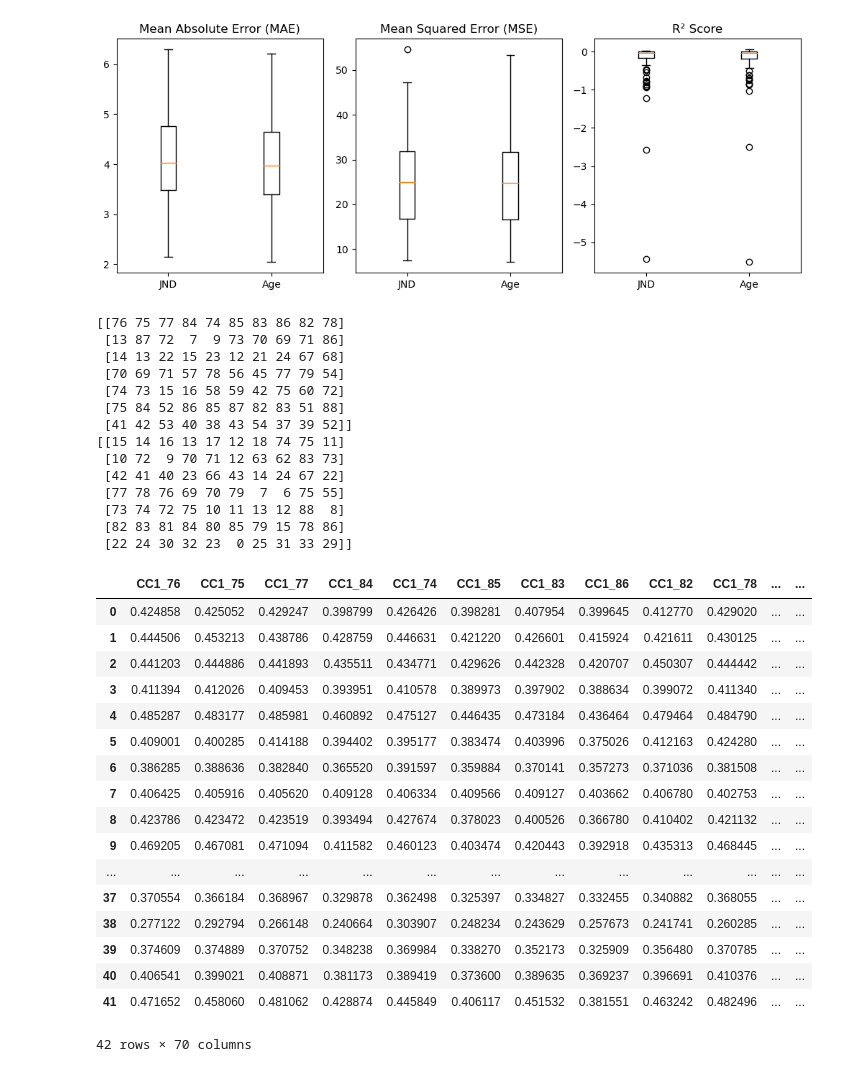
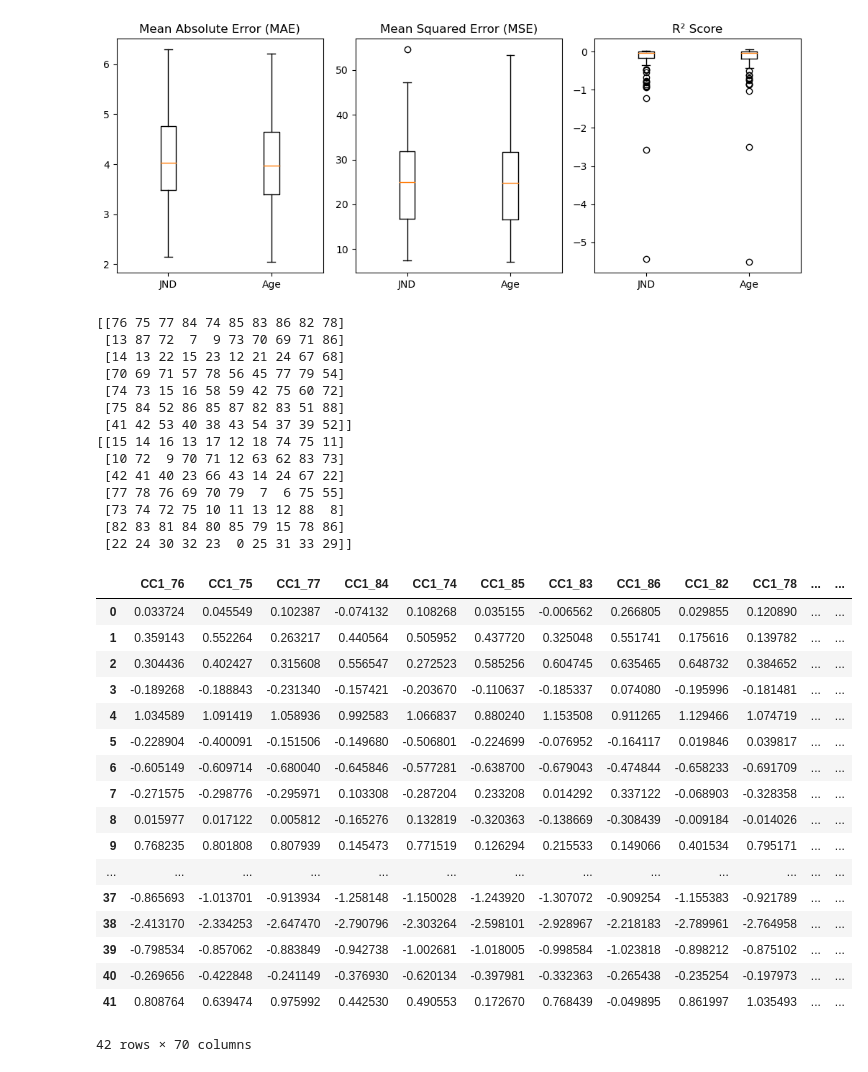
Before and after one commit to nicolascatz/CRPN_DTI_AGING_DPAKNC, a Jupyter notebook: scripts/DTI_Aging_AllPatterns_New_260313.ipynb, the cells around one changed output. Cells and saved outputs as stored; diff of their text form; code cells hidden in the pictures.

```diff
--- a/scripts/DTI_Aging_AllPatterns_New_260313.ipynb
+++ b/scripts/DTI_Aging_AllPatterns_New_260313.ipynb
@@ -147,11 +147,18 @@ age=age_all[:42]
 jnd=jnd_all[:42]
 DTI=DTI_all[:42,:,:]
 
+
+scaler=RobustScaler()
+DTI_scaled=np.zeros_like(DTI)
+for cc in range(7):
+    d=scaler.fit_transform(DTI[:,:,cc])
+    DTI_scaled[:,:,cc] = d
+
 # scaler = RobustScaler()
 # DTI_all_scaled = scaler.fit_transform(DTI.reshape(-1, DTI.shape[-1])).reshape(DTI.shape)
 
 # DTI=DTI_all_scaled
-DTI.shape
+DTI_scaled.shape
 # %% [output]
 (42, 98, 7)
 # %% [markdown]
@@ -317,8 +324,8 @@ r_reg_best_features_age_cc_allCC = np.zeros((7,10), dtype=int)
 r_reg_age_allcc = np.zeros((7,98))
 for cc in range(1,8):
 
-    r_reg_jnd = r_regression(DTI[:,:,cc-1], jnd)
-    r_reg_age = r_regression(DTI[:,:,cc-1], age)
+    r_reg_jnd = r_regression(DTI_scaled[:,:,cc-1], jnd)
+    r_reg_age = r_regression(DTI_scaled[:,:,cc-1], age)
 
     r_reg_age_allcc[cc-1,:] = r_reg_age
 
@@ -343,8 +350,8 @@ for cc in range(1,8):
     featn_jnd=r_reg_best_features_jnd_cc[0]  # on prend la feature la plus significative pour JND
     featn_age=r_reg_best_features_age_cc[0]  # on prend la feature la plus significative pour Age
 
-    axs[cc-1,1].scatter(jnd, DTI[:,featn_jnd,cc-1], color='blue', label='Données', alpha=0.5, s=20)
-    axs[cc-1,2].scatter(age, DTI[:,featn_age,cc-1], color='red', label='Données', alpha=0.5, s=20)
+    axs[cc-1,1].scatter(jnd, DTI_scaled[:,featn_jnd,cc-1], color='blue', label='Données', alpha=0.5, s=20)
+    axs[cc-1,2].scatter(age, DTI_scaled[:,featn_age,cc-1], color='red', label='Données', alpha=0.5, s=20)
     axs[cc-1,1].set_xlabel('JND_P')
     axs[cc-1,1].set_ylabel(f'CC {cc} DTI')
     axs[cc-1,2].set_xlabel('Age')
@@ -467,52 +527,52 @@ P-value from independent t-test: 0.5508
 DTI_JND=pd.DataFrame([])
 DTI_AGE=pd.DataFrame([])
 for cc in range(1,8):
-    DTI_JND_tmp=pd.DataFrame(DTI[:,r_reg_best_features_jnd_cc_allCC[cc-1],cc-1])
+    DTI_JND_tmp=pd.DataFrame(DTI_scaled[:,r_reg_best_features_jnd_cc_allCC[cc-1],cc-1])
     DTI_JND_tmp.columns = [f'CC{cc}_{idx}' for idx in r_reg_best_features_jnd_cc_allCC[cc-1]]
     DTI_JND=pd.concat([DTI_JND, DTI_JND_tmp], axis=1)
 
-    DTI_AGE_tmp=pd.DataFrame(DTI[:,r_reg_best_features_age_cc_allCC[cc-1],cc-1])
+    DTI_AGE_tmp=pd.DataFrame(DTI_scaled[:,r_reg_best_features_age_cc_allCC[cc-1],cc-1])
     DTI_AGE_tmp.columns = [f'CC{cc}_{idx}' for idx in r_reg_best_features_age_cc_allCC[cc-1]]
     DTI_AGE=pd.concat([DTI_AGE, DTI_AGE_tmp], axis=1)
 
 print(r_reg_best_features_jnd_cc_allCC)
 print(r_reg_best_features_age_cc_allCC)
 
 
 DTI_JND.describe()
 DTI_JND
 # %% [output]
 [[76 75 77 84 74 85 83 86 82 78]
  [13 87 72  7  9 73 70 69 71 86]
  [14 13 22 15 23 12 21 24 67 68]
  [70 69 71 57 78 56 45 77 79 54]
  [74 73 15 16 58 59 42 75 60 72]
  [75 84 52 86 85 87 82 83 51 88]
  [41 42 53 40 38 43 54 37 39 52]]
 [[15 14 16 13 17 12 18 74 75 11]
  [10 72  9 70 71 12 63 62 83 73]
  [42 41 40 23 66 43 14 24 67 22]
  [77 78 76 69 70 79  7  6 75 55]
  [73 74 72 75 10 11 13 12 88  8]
  [82 83 81 84 80 85 79 15 78 86]
  [22 24 30 32 23  0 25 31 33 29]]
 |  | CC1_76 | CC1_75 | CC1_77 | CC1_84 | CC1_74 | CC1_85 | CC1_83 | CC1_86 | CC1_82 | CC1_78 | ... | ... |
-| 0 | 0.424858 | 0.425052 | 0.429247 | 0.398799 | 0.426426 | 0.398281 | 0.407954 | 0.399645 | 0.412770 | 0.429020 | ... | ... |
-| 1 | 0.444506 | 0.453213 | 0.438786 | 0.428759 | 0.446631 | 0.421220 | 0.426601 | 0.415924 | 0.421611 | 0.430125 | ... | ... |
-| 2 | 0.441203 | 0.444886 | 0.441893 | 0.435511 | 0.434771 | 0.429626 | 0.442328 | 0.420707 | 0.450307 | 0.444442 | ... | ... |
-| 3 | 0.411394 | 0.412026 | 0.409453 | 0.393951 | 0.410578 | 0.389973 | 0.397902 | 0.388634 | 0.399072 | 0.411340 | ... | ... |
-| 4 | 0.485287 | 0.483177 | 0.485981 | 0.460892 | 0.475127 | 0.446435 | 0.473184 | 0.436464 | 0.479464 | 0.484790 | ... | ... |
-| 5 | 0.409001 | 0.400285 | 0.414188 | 0.394402 | 0.395177 | 0.383474 | 0.403996 | 0.375026 | 0.412163 | 0.424280 | ... | ... |
-| 6 | 0.386285 | 0.388636 | 0.382840 | 0.365520 | 0.391597 | 0.359884 | 0.370141 | 0.357273 | 0.371036 | 0.381508 | ... | ... |
-| 7 | 0.406425 | 0.405916 | 0.405620 | 0.409128 | 0.406334 | 0.409566 | 0.409127 | 0.403662 | 0.406780 | 0.402753 | ... | ... |
-| 8 | 0.423786 | 0.423472 | 0.423519 | 0.393494 | 0.427674 | 0.378023 | 0.400526 | 0.366780 | 0.410402 | 0.421132 | ... | ... |
-| 9 | 0.469205 | 0.467081 | 0.471094 | 0.411582 | 0.460123 | 0.403474 | 0.420443 | 0.392918 | 0.435313 | 0.468445 | ... | ... |
+| 0 | 0.033724 | 0.045549 | 0.102387 | -0.074132 | 0.108268 | 0.035155 | -0.006562 | 0.266805 | 0.029855 | 0.120890 | ... | ... |
+| 1 | 0.359143 | 0.552264 | 0.263217 | 0.440564 | 0.505952 | 0.437720 | 0.325048 | 0.551741 | 0.175616 | 0.139782 | ... | ... |
+| 2 | 0.304436 | 0.402427 | 0.315608 | 0.556547 | 0.272523 | 0.585256 | 0.604745 | 0.635465 | 0.648732 | 0.384652 | ... | ... |
+| 3 | -0.189268 | -0.188843 | -0.231340 | -0.157421 | -0.203670 | -0.110637 | -0.185337 | 0.074080 | -0.195996 | -0.181481 | ... | ... |
+| 4 | 1.034589 | 1.091419 | 1.058936 | 0.992583 | 1.066837 | 0.880240 | 1.153508 | 0.911265 | 1.129466 | 1.074719 | ... | ... |
+| 5 | -0.228904 | -0.400091 | -0.151506 | -0.149680 | -0.506801 | -0.224699 | -0.076952 | -0.164117 | 0.019846 | 0.039817 | ... | ... |
+| 6 | -0.605149 | -0.609714 | -0.680040 | -0.645846 | -0.577281 | -0.638700 | -0.679043 | -0.474844 | -0.658233 | -0.691709 | ... | ... |
+| 7 | -0.271575 | -0.298776 | -0.295971 | 0.103308 | -0.287204 | 0.233208 | 0.014292 | 0.337122 | -0.068903 | -0.328358 | ... | ... |
+| 8 | 0.015977 | 0.017122 | 0.005812 | -0.165276 | 0.132819 | -0.320363 | -0.138669 | -0.308439 | -0.009184 | -0.014026 | ... | ... |
+| 9 | 0.768235 | 0.801808 | 0.807939 | 0.145473 | 0.771519 | 0.126294 | 0.215533 | 0.149066 | 0.401534 | 0.795171 | ... | ... |
 | ... | ... | ... | ... | ... | ... | ... | ... | ... | ... | ... | ... | ... |
-| 37 | 0.370554 | 0.366184 | 0.368967 | 0.329878 | 0.362498 | 0.325397 | 0.334827 | 0.332455 | 0.340882 | 0.368055 | ... | ... |
-| 38 | 0.277122 | 0.292794 | 0.266148 | 0.240664 | 0.303907 | 0.248234 | 0.243629 | 0.257673 | 0.241741 | 0.260285 | ... | ... |
-| 39 | 0.374609 | 0.374889 | 0.370752 | 0.348238 | 0.369984 | 0.338270 | 0.352173 | 0.325909 | 0.356480 | 0.370785 | ... | ... |
-| 40 | 0.406541 | 0.399021 | 0.408871 | 0.381173 | 0.389419 | 0.373600 | 0.389635 | 0.369237 | 0.396691 | 0.410376 | ... | ... |
-| 41 | 0.471652 | 0.458060 | 0.481062 | 0.428874 | 0.445849 | 0.406117 | 0.451532 | 0.381551 | 0.463242 | 0.482496 | ... | ... |
+| 37 | -0.865693 | -1.013701 | -0.913934 | -1.258148 | -1.150028 | -1.243920 | -1.307072 | -0.909254 | -1.155383 | -0.921789 | ... | ... |
+| 38 | -2.413170 | -2.334253 | -2.647470 | -2.790796 | -2.303264 | -2.598101 | -2.928967 | -2.218183 | -2.789961 | -2.764958 | ... | ... |
+| 39 | -0.798534 | -0.857062 | -0.883849 | -0.942738 | -1.002681 | -1.018005 | -0.998584 | -1.023818 | -0.898212 | -0.875102 | ... | ... |
+| 40 | -0.269656 | -0.422848 | -0.241149 | -0.376930 | -0.620134 | -0.397981 | -0.332363 | -0.265438 | -0.235254 | -0.197973 | ... | ... |
+| 41 | 0.808764 | 0.639474 | 0.975992 | 0.442530 | 0.490553 | 0.172670 | 0.768439 | -0.049895 | 0.861997 | 1.035493 | ... | ... |
 42 rows × 70 columns
 # %%
 cc=1
```
Also changed, not shown: parts of 8 cells of this notebook.
